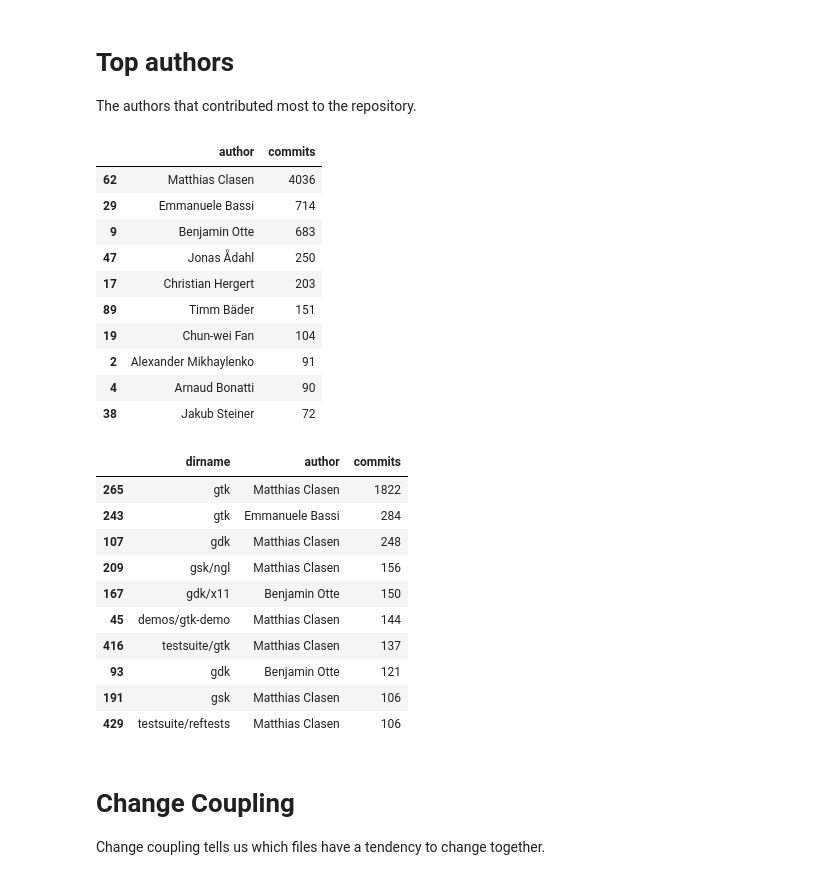
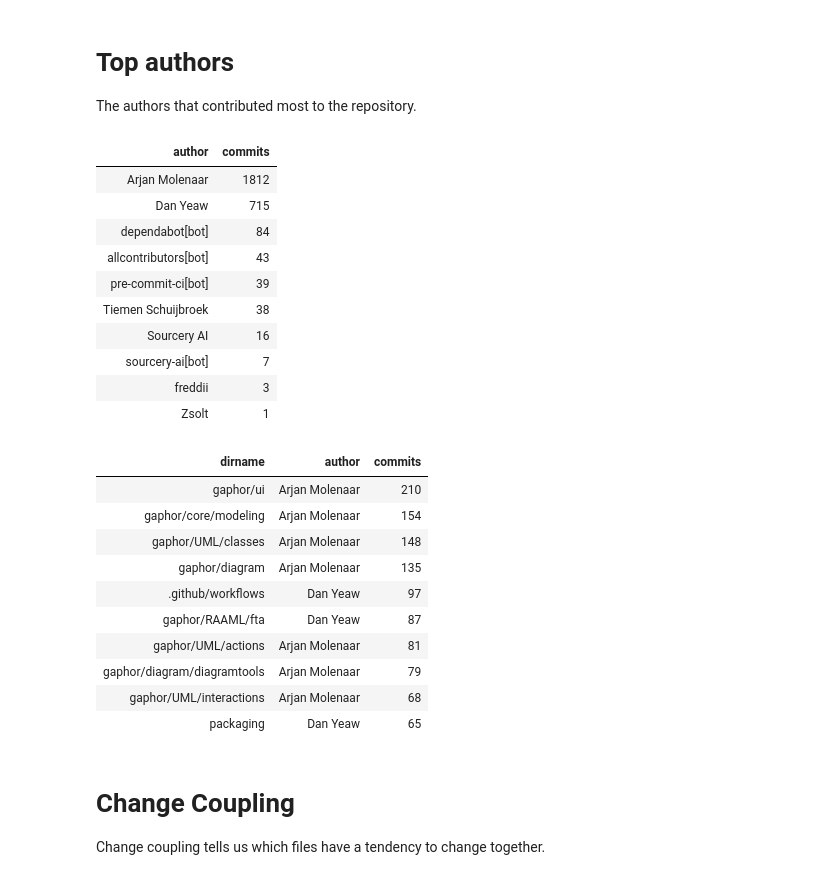
Before and after one commit to amolenaar/codescanner, a Jupyter notebook: Quick_Code_Analysis.ipynb, the cells around one changed output. Drawn from its saved outputs; the diff is of its cells as text; code cells hidden in the pictures.

```diff
--- a/Quick_Code_Analysis.ipynb
+++ b/Quick_Code_Analysis.ipynb
@@ -21,9 +21,11 @@ Ensure `git` can be be found.
 
 Change the variables below to point to your repo of interest, and give this notebook a spin (VS Code may ask if it needs to install a Jupyter kernel).
 # %%
-path = "../gtk"
+path = "../gaphor"
 after = "1 year ago"
 top = 10
 
+excluded_extensions = [ "svg", "xcf", "png", "gif", "icns", "md", "rst", "pot", "po", "in", "ui", "glade", "gaphor"]
+
 # Regex patterns to exclude from analisys. E.g. generated files.
-excludes = [".*\\.svg$", ".*\\.xcf$", ".*\\.png$", ".*\\.gif$", ".*\\.md$", ".*\\.rst$", ".*\\.po$", ".*\\.gaphor$", "poetry.lock", "NEWS.*"]
+excludes = ["pyproject.toml", "poetry.lock", "NEWS.*", "gaphor/UML/uml.py", *(f".*\\.{ext}$" for ext in excluded_extensions)]
@@ -147,34 +161,34 @@ churn_complexity.sort_values("churn_complexity", ascending=False)[:top]
 The authors that contributed most to the repository.
 # %%
 top_authors = df.groupby(['author']).size().reset_index(name='commits').sort_values("commits", ascending=False)
-top_authors[:top]
+top_authors[:top].style.hide_index()
 # %% [output]
-|  | author | commits |
-| 62 | Matthias Clasen | 4036 |
-| 29 | Emmanuele Bassi | 714 |
-| 9 | Benjamin Otte | 683 |
-| 47 | Jonas Ådahl | 250 |
-| 17 | Christian Hergert | 203 |
-| 89 | Timm Bäder | 151 |
-| 19 | Chun-wei Fan | 104 |
-| 2 | Alexander Mikhaylenko | 91 |
-| 4 | Arnaud Bonatti | 90 |
-| 38 | Jakub Steiner | 72 |
+| author | commits |
+| Arjan Molenaar | 1812 |
+| Dan Yeaw | 715 |
+| dependabot[bot] | 84 |
+| allcontributors[bot] | 43 |
+| pre-commit-ci[bot] | 39 |
+| Tiemen Schuijbroek | 38 |
+| Sourcery AI | 16 |
+| sourcery-ai[bot] | 7 |
+| freddii | 3 |
+| Zsolt | 1 |
 # %%
 top_authors_per_package = df.groupby(['dirname', 'author']).size().reset_index(name='commits').sort_values("commits", ascending=False)
-top_authors_per_package[:top]
+top_authors_per_package[:top].style.hide_index()
 # %% [output]
-|  | dirname | author | commits |
-| 265 | gtk | Matthias Clasen | 1822 |
-| 243 | gtk | Emmanuele Bassi | 284 |
-| 107 | gdk | Matthias Clasen | 248 |
-| 209 | gsk/ngl | Matthias Clasen | 156 |
-| 167 | gdk/x11 | Benjamin Otte | 150 |
-| 45 | demos/gtk-demo | Matthias Clasen | 144 |
-| 416 | testsuite/gtk | Matthias Clasen | 137 |
-| 93 | gdk | Benjamin Otte | 121 |
-| 191 | gsk | Matthias Clasen | 106 |
-| 429 | testsuite/reftests | Matthias Clasen | 106 |
+| dirname | author | commits |
+| gaphor/ui | Arjan Molenaar | 210 |
+| gaphor/core/modeling | Arjan Molenaar | 154 |
+| gaphor/UML/classes | Arjan Molenaar | 148 |
+| gaphor/diagram | Arjan Molenaar | 135 |
+| .github/workflows | Dan Yeaw | 97 |
+| gaphor/RAAML/fta | Dan Yeaw | 87 |
+| gaphor/UML/actions | Arjan Molenaar | 81 |
+| gaphor/diagram/diagramtools | Arjan Molenaar | 79 |
+| gaphor/UML/interactions | Arjan Molenaar | 68 |
+| packaging | Dan Yeaw | 65 |
 # %% [markdown]
 # Change Coupling
 
```
Also changed, not shown: parts of 6 cells of this notebook.
